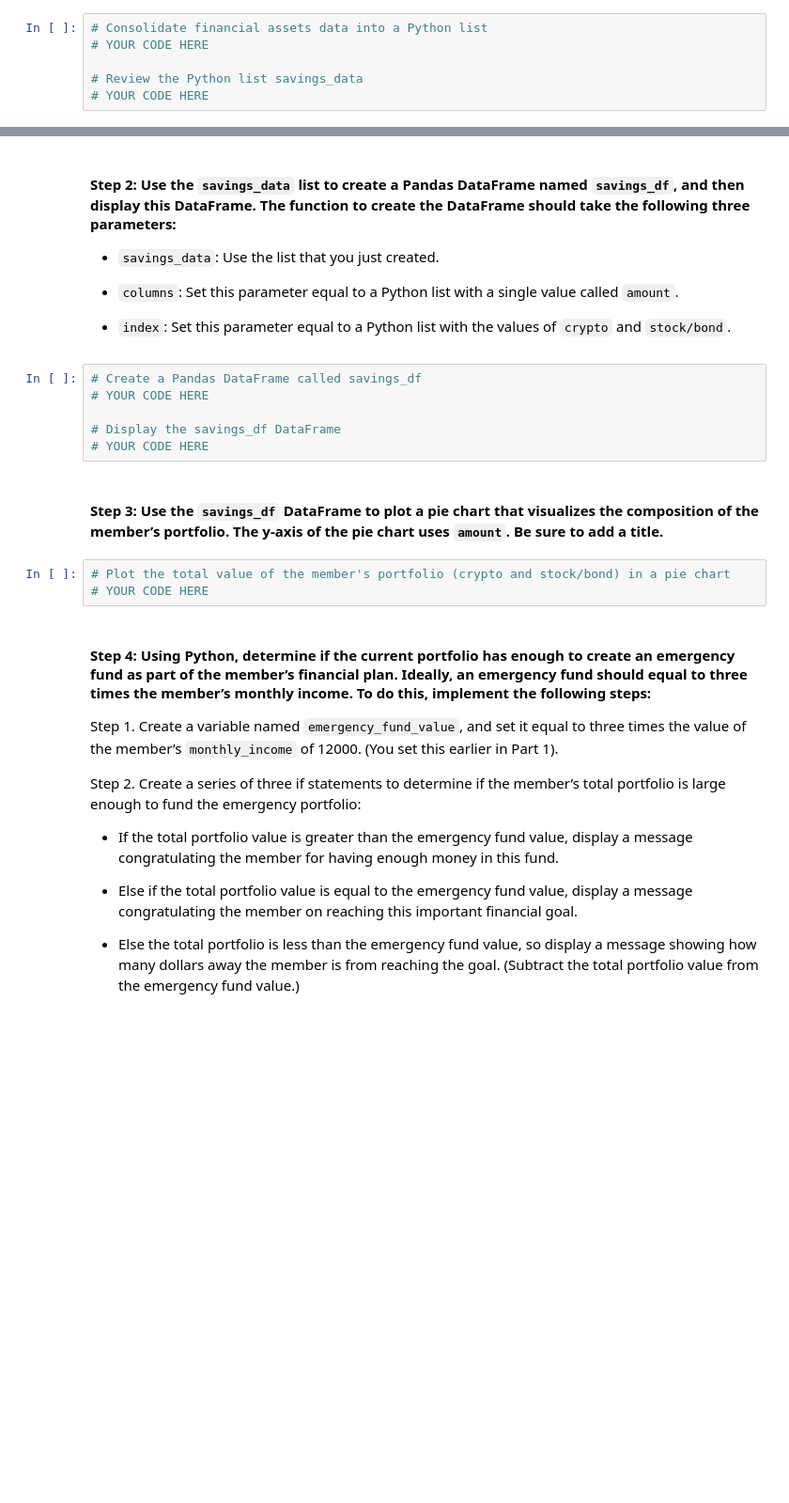
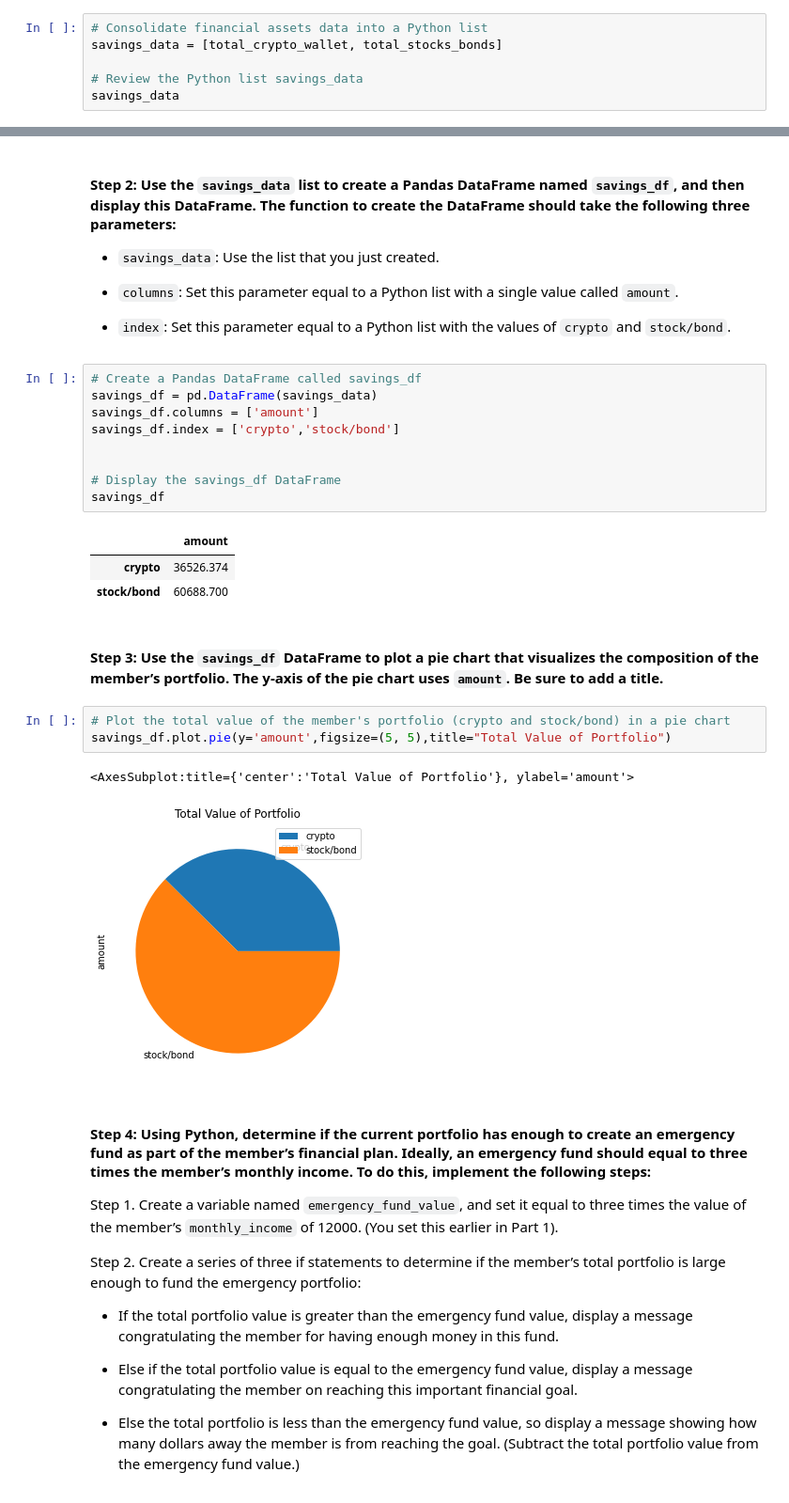
Before and after one commit to Nia-Robinson/financial_planning_tools, a Jupyter notebook: financial_planning_tools.ipynb, the cells around one changed output, grey strips where cells are left out. Shown: that part at 94% size. Saved outputs shown, nothing was run; the diff lists cells and outputs as text; blank space fills up the shorter version.

```diff
--- a/financial_planning_tools.ipynb
+++ b/financial_planning_tools.ipynb
@@ -333,7 +333,7 @@ In this section, you’ll use the valuations for the cryptocurrency wallet and f
 #### Step 1: Create a Python list named `savings_data` that has two elements. The first element contains the total value of the cryptocurrency wallet. The second element contains the total value of the stock and bond portions of the portfolio.
 # %%
 # Consolidate financial assets data into a Python list
-# YOUR CODE HERE
+savings_data = [total_crypto_wallet, total_stocks_bonds]
 
 # Review the Python list savings_data
-# YOUR CODE HERE
+savings_data
@@ -347,15 +349,25 @@ In this section, you’ll use the valuations for the cryptocurrency wallet and f
 - `index`: Set this parameter equal to a Python list with the values of `crypto` and `stock/bond`.
 # %%
 # Create a Pandas DataFrame called savings_df
-# YOUR CODE HERE
+savings_df = pd.DataFrame(savings_data)
+savings_df.columns = ['amount']
+savings_df.index = ['crypto','stock/bond']
+
 
 # Display the savings_df DataFrame
-# YOUR CODE HERE
+savings_df
+# %% [output]
+|  | amount |
+| crypto | 36526.374 |
+| stock/bond | 60688.700 |
 # %% [markdown]
 #### Step 3: Use the `savings_df` DataFrame to plot a pie chart that visualizes the composition of the member’s portfolio. The y-axis of the pie chart uses `amount`. Be sure to add a title.
 # %%
 # Plot the total value of the member's portfolio (crypto and stock/bond) in a pie chart
-# YOUR CODE HERE
+savings_df.plot.pie(y='amount',figsize=(5, 5),title="Total Value of Portfolio")
+# %% [output]
+<AxesSubplot:title={'center':'Total Value of Portfolio'}, ylabel='amount'>
+[figure, added]
 # %% [markdown]
 #### Step 4: Using Python, determine if the current portfolio has enough to create an emergency fund as part of the member’s financial plan. Ideally, an emergency fund should equal to three times the member’s monthly income. To do this, implement the following steps:
 
```
Also changed, not shown: parts of 4 cells of this notebook.
